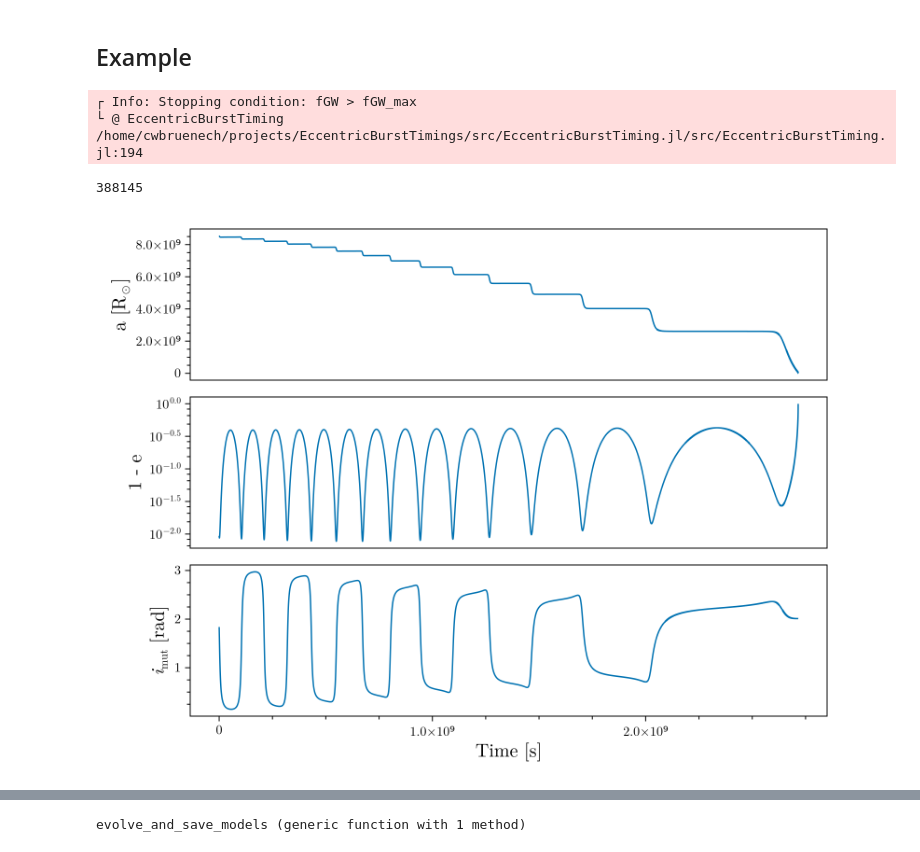
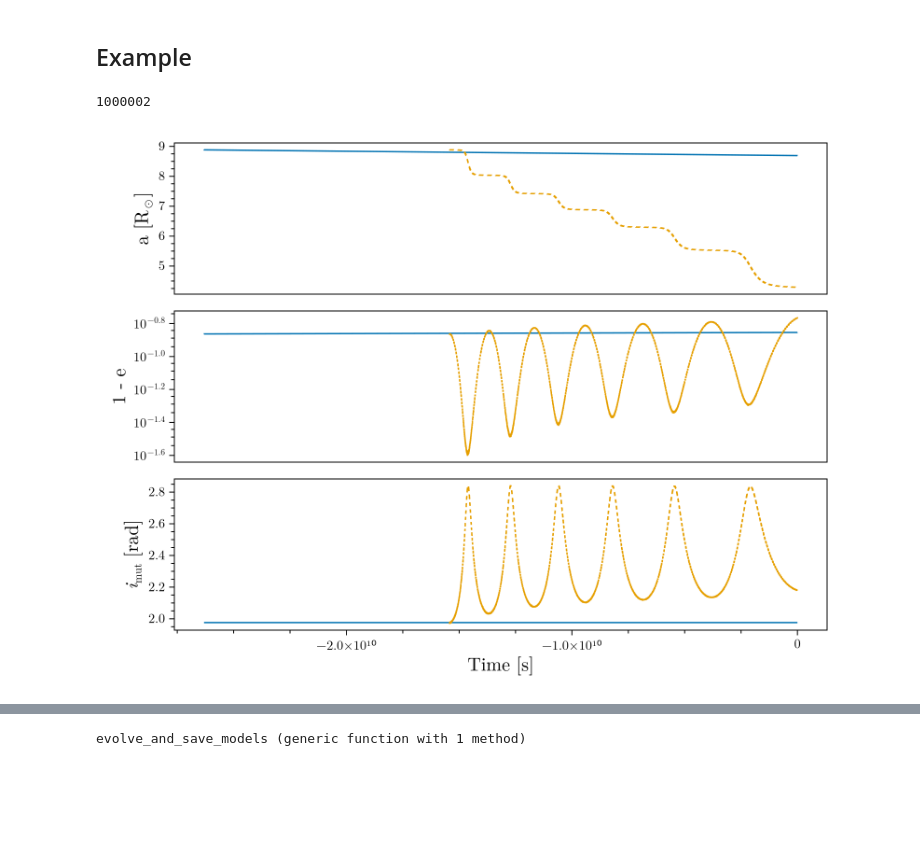
Before and after one commit to casparwb/EccentricBurstTiming.jl, a Jupyter notebook: notebooks/population-evolution.ipynb, the cells around one changed output, grey strips where cells are left out. Cells and saved outputs as stored; diff of their text form; code cells hidden in the pictures; blank space fills up the shorter version.

```diff
--- a/notebooks/population-evolution.ipynb
+++ b/notebooks/population-evolution.ipynb
@@ -165,39 +153,62 @@ get_bruenech_models (generic function with 2 methods)
 # %%
 let models = get_kummer_models(e_min=0.7)
 
     IDs = collect(keys(models))
 
-    params = models[IDs[2]]
-    m = get_perturbed_model(;params...)
+    params = models[IDs[3]]
+
+    # params = models[5572]
+    params[:R3] = params[:R3]
+    params[:V3] = π
+
+    m_up, m_p = get_models(;params...)
+    # return EBT.get_R(m), EBT.get_Rmin(m, m.η₃/m.η)
+    # return EBT.get_Rmin(m, m.η₃/m.η)/(m.p₃/(1 - m.e₃))
     # println(EBT.peak_f_GW(m, 1))
-    evolve!(m, 1_000_000, f_GW_max=10, e_min=0.001, verbose=true)
-    N = length(m.t)
+    evolve!(m_p, 1_000_000, f_GW_max=100, e_min=0.0001, verbose=true, Rmin_threshold=Inf, do_outer_orbit=true)
+    evolve!(m_up, 1_000_000, f_GW_max=100, e_min=0.0001, verbose=true, Rmin_threshold=Inf)
+
+    N = length(m_up.t)
     println(N)
 
     fig = Figure()
     ax = Axis(fig[1, 1], ylabel=L"a [R$_\odot$]")
     ax_e = Axis(fig[2, 1], ylabel="1 - e", yscale=log10)
     ax_i = Axis(fig[3, 1], ylabel=L"$i_\text{mut}$ [rad]", xlabel="Time [s]")
 
     hidexdecorations!(ax)
     hidexdecorations!(ax_e)
     linkxaxes!(ax, ax_e, ax_i)
 
-    t = get_t_array(m, N)
-    a = get_a_array(m, N)
-    e = get_e_array(m, N)
-    i = EBT.get_i_array(m, N)
+    let m = m_up
+        t = get_t_array(m, N)
+        t = t .- t[end]
+        a = get_a_array(m, N) ./ EBT.Rsun_to_m
+        e = get_e_array(m, N)
+        i = EBT.get_i_array(m, N)
 
-    lines!(ax, t, a)
-    lines!(ax_e, t, 1 .- e)
-    lines!(ax_i, t, i)
+        lines!(ax, t, a)
+        lines!(ax_e, t, 1 .- e)
+        lines!(ax_i, t, i)
+    end
+
+    let m = m_p
+        t = get_t_array(m, N)
+        t = t .- t[end]
+        a = get_a_array(m, N) ./ EBT.Rsun_to_m
+        e = get_e_array(m, N)
+        i = EBT.get_i_array(m, N)
+
+        lines!(ax, t, a, linestyle=:dash)
+        lines!(ax_e, t, 1 .- e, linestyle=:dash)
+        lines!(ax_i, t, i, linestyle=:dash)
+    end
+
     fig
 end
 # %% [output]
-┌ Info: Stopping condition: fGW > fGW_max
-└ @ EccentricBurstTiming /home/cwbruenech/projects/EccentricBurstTimings/src/EccentricBurstTiming.jl/src/EccentricBurstTiming.jl:194
+1000002
-388145
-[figure, old version]
+[figure, new version]
 # %%
 let models = get_bruenech_models()#get_kummer_models(e_min=0.1)
 
```
Also changed, not shown: parts of 21 cells of this notebook, 4 other files.
